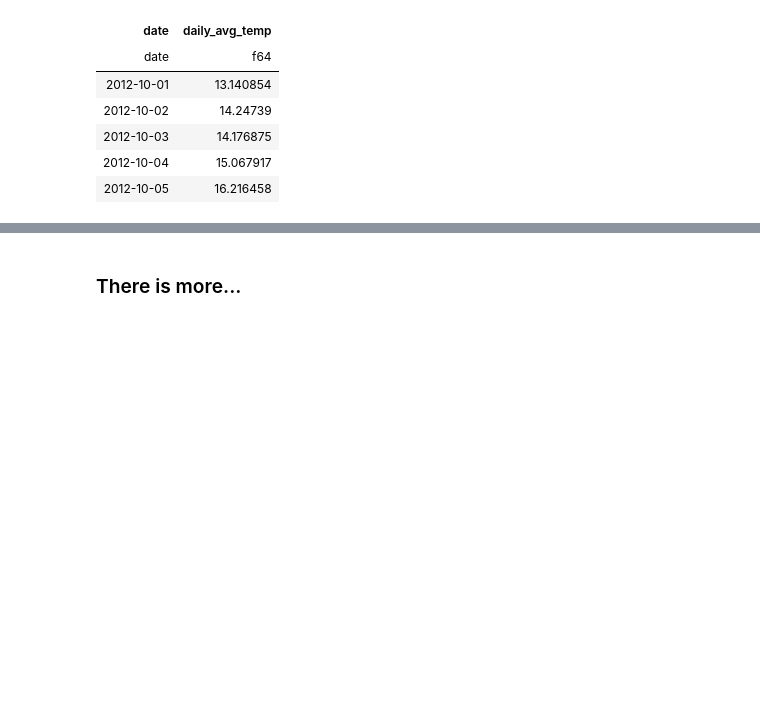
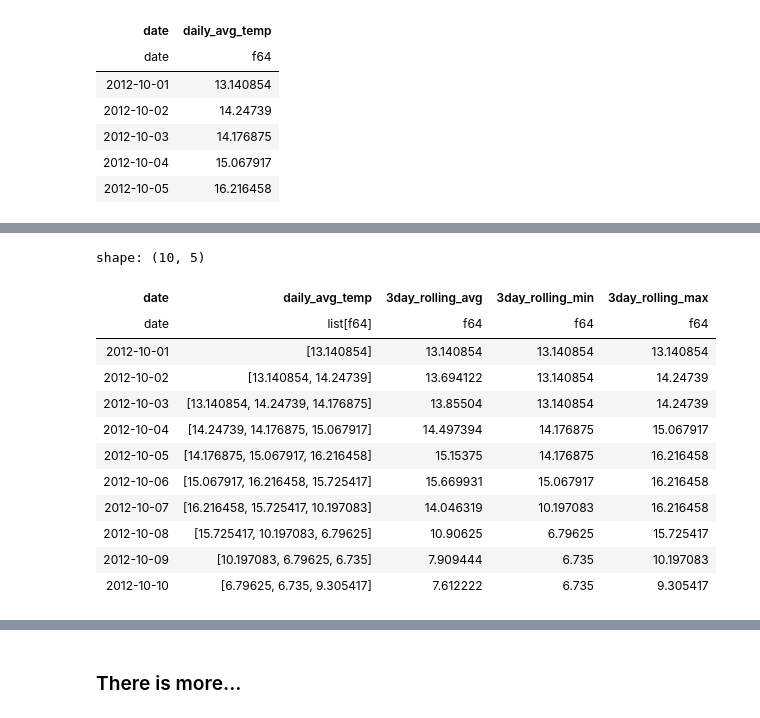
Before and after one commit to PacktPublishing/Polars-Cookbook, a Jupyter notebook: Chapter09/ch09.ipynb, the cells around one changed output, grey strips where cells are left out. Cells and saved outputs as stored; diff of their text form; code cells hidden in the pictures; blank space fills up the shorter version.

```diff
--- a/Chapter09/ch09.ipynb
+++ b/Chapter09/ch09.ipynb
@@ -252,3 +288,34 @@ shape: (5, 6)
+# %%
+(
+    daily_avg_temperature_lf
+    .set_sorted('date')
+    .rolling(
+        'date',
+        period='3d'
+    )
+    .agg(
+        pl.col('daily_avg_temp'),
+        pl.col('daily_avg_temp').mean().alias('3day_rolling_avg'),
+        pl.col('daily_avg_temp').min().alias('3day_rolling_min'),
+        pl.col('daily_avg_temp').max().alias('3day_rolling_max'),
+    )
+    .head(10)
+    .collect()
+)
+# %% [output]
+shape: (10, 5)
+| date | daily_avg_temp | 3day_rolling_avg | 3day_rolling_min | 3day_rolling_max |
+| date | list[f64] | f64 | f64 | f64 |
+| 2012-10-01 | [13.140854] | 13.140854 | 13.140854 | 13.140854 |
+| 2012-10-02 | [13.140854, 14.24739] | 13.694122 | 13.140854 | 14.24739 |
+| 2012-10-03 | [13.140854, 14.24739, 14.176875] | 13.85504 | 13.140854 | 14.24739 |
+| 2012-10-04 | [14.24739, 14.176875, 15.067917] | 14.497394 | 14.176875 | 15.067917 |
+| 2012-10-05 | [14.176875, 15.067917, 16.216458] | 15.15375 | 14.176875 | 16.216458 |
+| 2012-10-06 | [15.067917, 16.216458, 15.725417] | 15.669931 | 15.067917 | 16.216458 |
+| 2012-10-07 | [16.216458, 15.725417, 10.197083] | 14.046319 | 10.197083 | 16.216458 |
+| 2012-10-08 | [15.725417, 10.197083, 6.79625] | 10.90625 | 6.79625 | 15.725417 |
+| 2012-10-09 | [10.197083, 6.79625, 6.735] | 7.909444 | 6.735 | 10.197083 |
+| 2012-10-10 | [6.79625, 6.735, 9.305417] | 7.612222 | 6.735 | 9.305417 |
 # %%
 (
     daily_avg_temperature_lf
```
Also changed, not shown: parts of 14 cells of this notebook.
